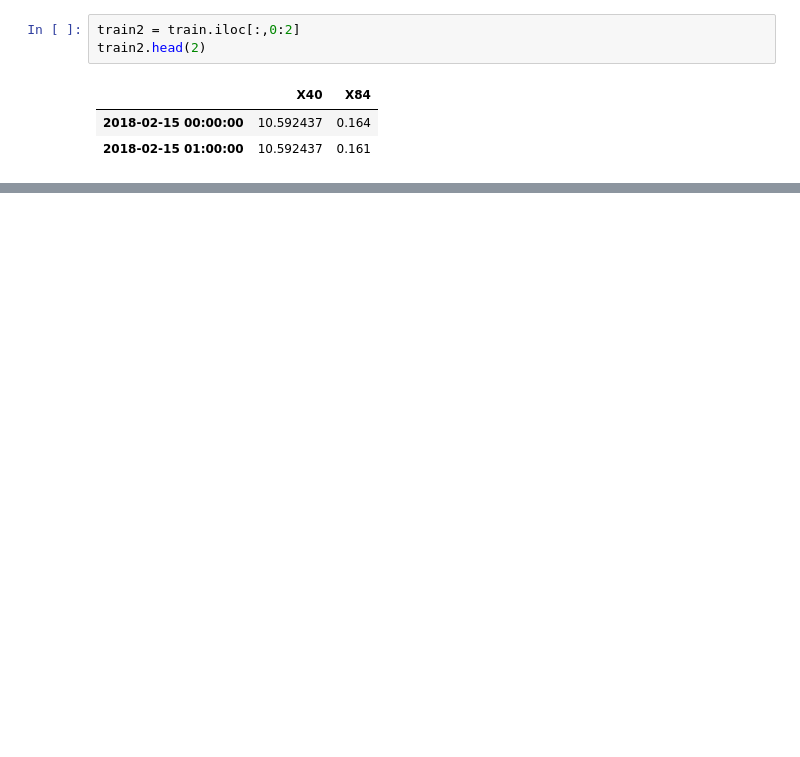
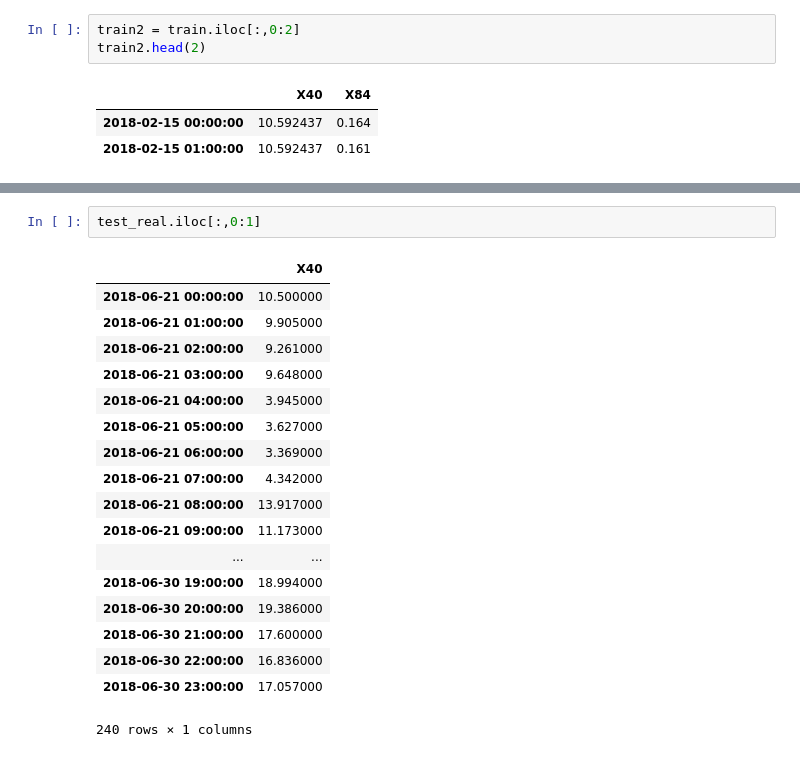
Before and after one commit to yagippi27/DACON_CONTEST_2019, a Jupyter notebook: SOOMIN/0__. Presentation용 작업.ipynb, the cells around one changed output, grey strips where cells are left out. Saved outputs shown, nothing was run; the diff lists cells and outputs as text; blank space fills up the shorter version.

```diff
--- a/SOOMIN/0__. Presentation용 작업.ipynb
+++ b/SOOMIN/0__. Presentation용 작업.ipynb
@@ -480,0 +622,21 @@ NameError: name 'X_test_H' is not defined
+# %%
+test_real.iloc[:,0:1]
+# %% [output]
+|  | X40 |
+| 2018-06-21 00:00:00 | 10.500000 |
+| 2018-06-21 01:00:00 | 9.905000 |
+| 2018-06-21 02:00:00 | 9.261000 |
+| 2018-06-21 03:00:00 | 9.648000 |
+| 2018-06-21 04:00:00 | 3.945000 |
+| 2018-06-21 05:00:00 | 3.627000 |
+| 2018-06-21 06:00:00 | 3.369000 |
+| 2018-06-21 07:00:00 | 4.342000 |
+| 2018-06-21 08:00:00 | 13.917000 |
+| 2018-06-21 09:00:00 | 11.173000 |
+| ... | ... |
+| 2018-06-30 19:00:00 | 18.994000 |
+| 2018-06-30 20:00:00 | 19.386000 |
+| 2018-06-30 21:00:00 | 17.600000 |
+| 2018-06-30 22:00:00 | 16.836000 |
+| 2018-06-30 23:00:00 | 17.057000 |
+240 rows × 1 columns
```
Also changed, not shown: parts of 12 cells of this notebook, 1 other file.
